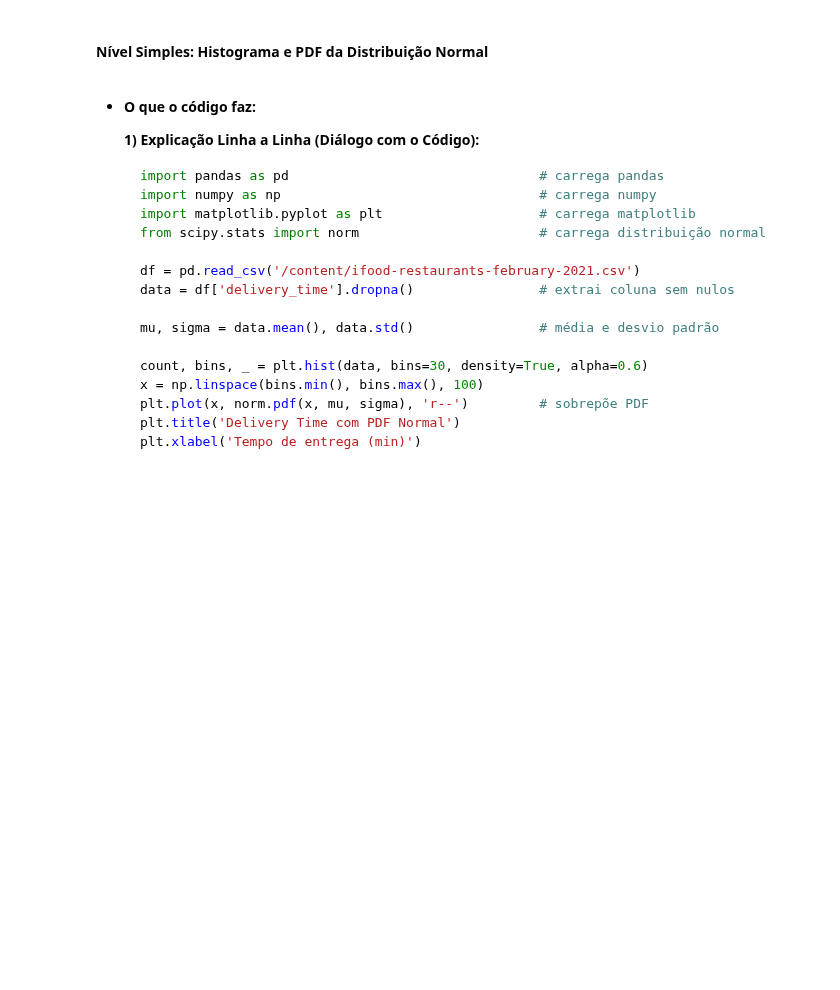
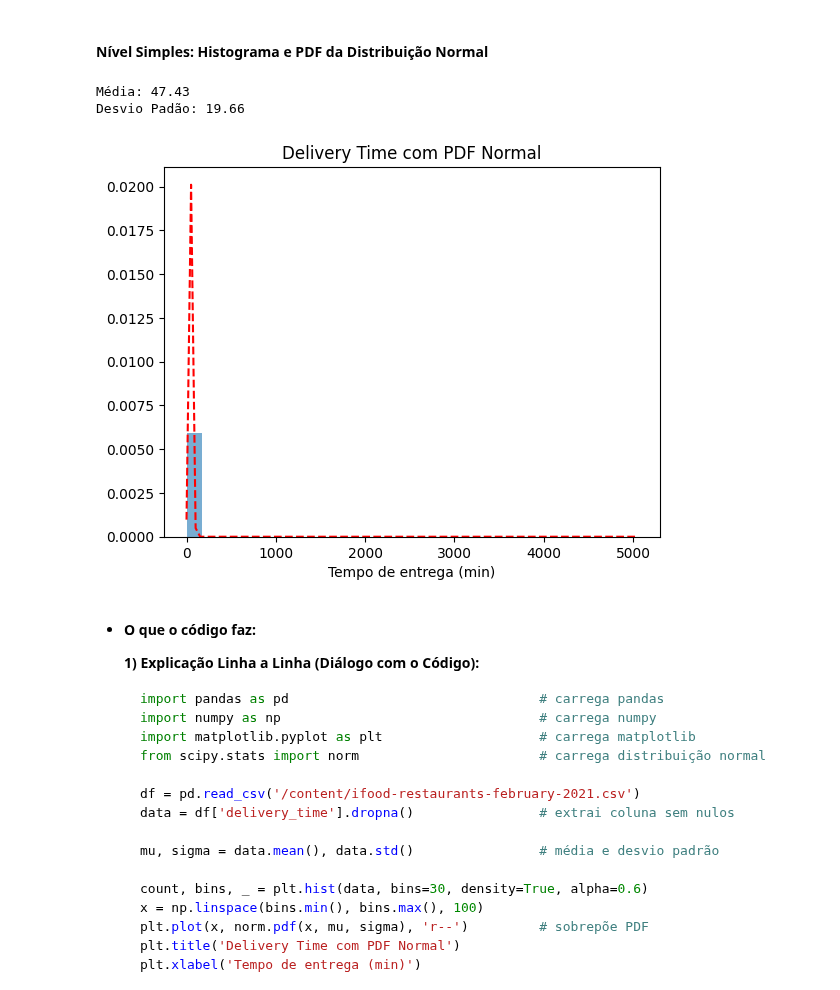
Before and after one commit to Laurentius96/DNC-DataScience, a Jupyter notebook: Materia_7-Estatistica/Aulas/DNC_DSM7_Estatistica_Distribuicao_Normal_Binomial_Poisson.ipynb, the cells around one changed output. Cells and saved outputs as stored; diff of their text form; code cells hidden in the pictures; blank space fills up the shorter version.

```diff
--- a/Materia_7-Estatistica/Aulas/DNC_DSM7_Estatistica_Distribuicao_Normal_Binomial_Poisson.ipynb
+++ b/Materia_7-Estatistica/Aulas/DNC_DSM7_Estatistica_Distribuicao_Normal_Binomial_Poisson.ipynb
@@ -93,3 +97,22 @@ plt.show()
+# %%
+df = pd.read_csv("C:/Users/bianc/OneDrive/Documents/1-Estudos/2-DNC/1-Data Science/1-Material/Materia7-EstatisticaComPython/EstatísticaDescritiva/ifood-restaurants-february-2021.csv", sep=",", header=0)
+# %%
+data = df["delivery_time"].dropna()
+# %%
+mu, sigma = data.mean(), data.std()
+print(f"Média: {mu:.2f}\nDesvio Padão: {sigma:.2f}")
+# %% [output]
+Média: 47.43
+Desvio Padão: 19.66
+# %%
+count, bins, _ = plt.hist(data, bins=30, density=True, alpha=0.6)
+x = np.linspace(bins.min(), bins.max(), 100)
+plt.plot(x, norm.pdf(x, mu, sigma), "r--")
+plt.title("Delivery Time com PDF Normal")
+plt.xlabel('Tempo de entrega (min)')
+plt.show()
+# %% [output]
+[figure, added]
 # %% [markdown]
 * **O que o código faz:**
 
```
Also changed, not shown: parts of 13 cells of this notebook.
